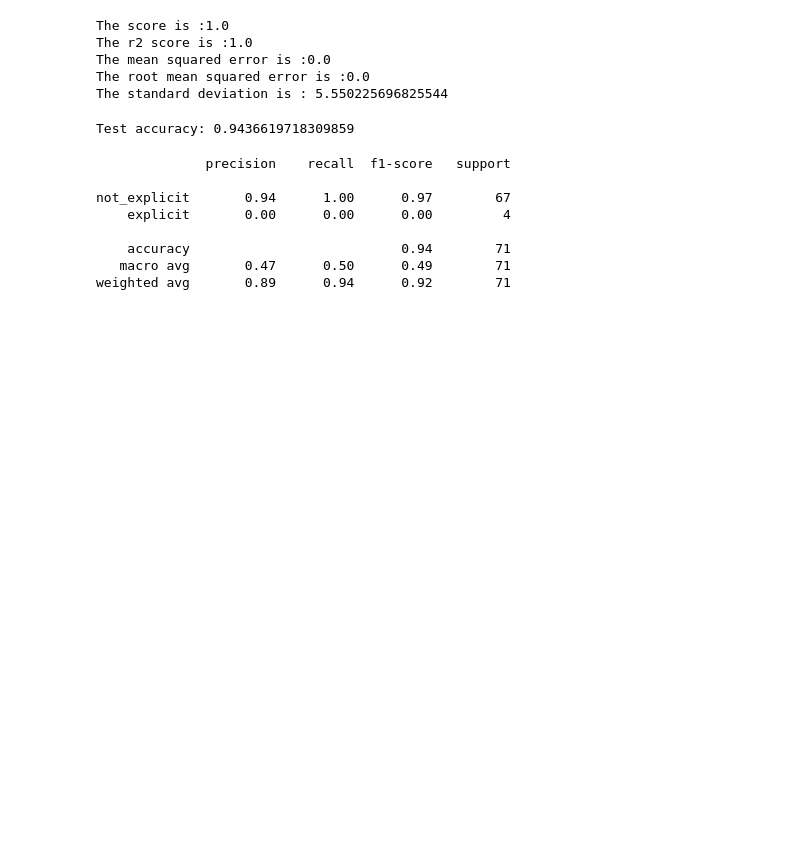
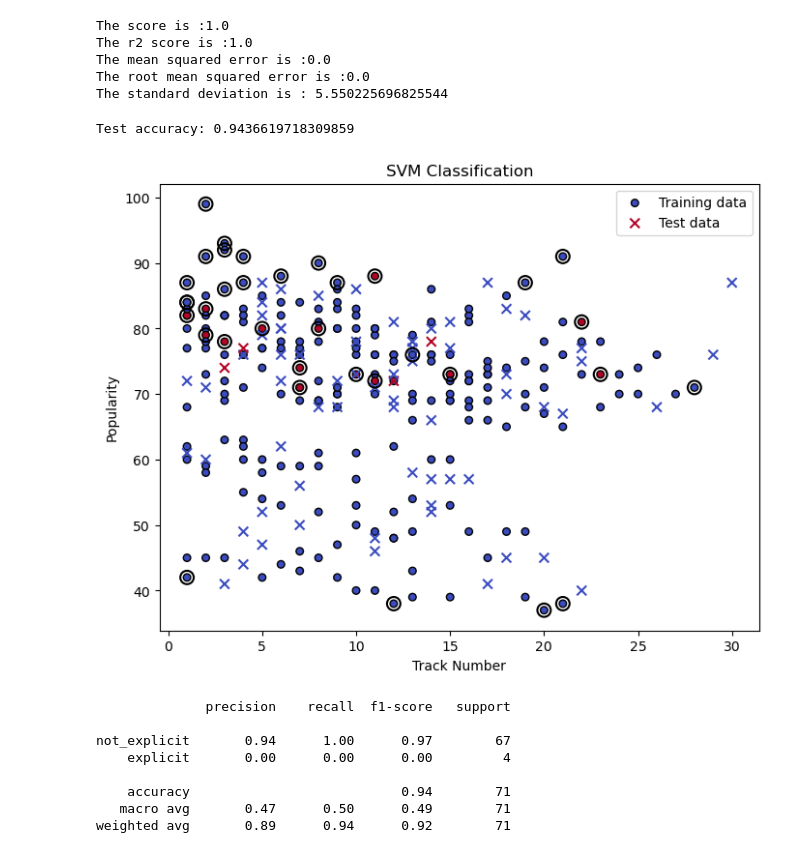
Before and after one commit to RFEIST83/Group-4---Project-4, a Jupyter notebook: Taylor_Swift_Code.ipynb, the cells around one changed output. Drawn from its saved outputs; the diff is of its cells as text; code cells hidden in the pictures; blank space fills up the shorter version.

```diff
--- a/Taylor_Swift_Code.ipynb
+++ b/Taylor_Swift_Code.ipynb
@@ -325,6 +326,24 @@ model.fit(X_train, y_train)
 print('Test accuracy:', model.score(X_test, y_test))
 # %% [output]
 Test accuracy: 0.9436619718309859
+# %%
+import matplotlib.pyplot as plt
+
+# Plot the decision boundary
+plt.figure(figsize=(8, 6))
+plt.scatter(X_train['track_number'], X_train['popularity'], c=y_train, cmap=plt.cm.coolwarm, s=30, edgecolors='k', label='Training data')
+plt.scatter(X_test['track_number'], X_test['popularity'], c=y_test, marker='x', cmap=plt.cm.coolwarm, s=50, edgecolors='k', label='Test data')
+plt.xlabel('Track Number')
+plt.ylabel('Popularity')
+plt.title('SVM Classification')
+plt.legend()
+
+# Plot support vectors
+plt.scatter(model.support_vectors_[:, 0], model.support_vectors_[:, 1], s=100, facecolors='none', edgecolors='k', linewidths=1.5, label='Support Vectors')
+
+plt.show()
+# %% [output]
+[figure, added]
 # %%
 #calculate the classification report
 from sklearn.metrics import classification_report
```
Also changed, not shown: parts of 7 cells of this notebook.
